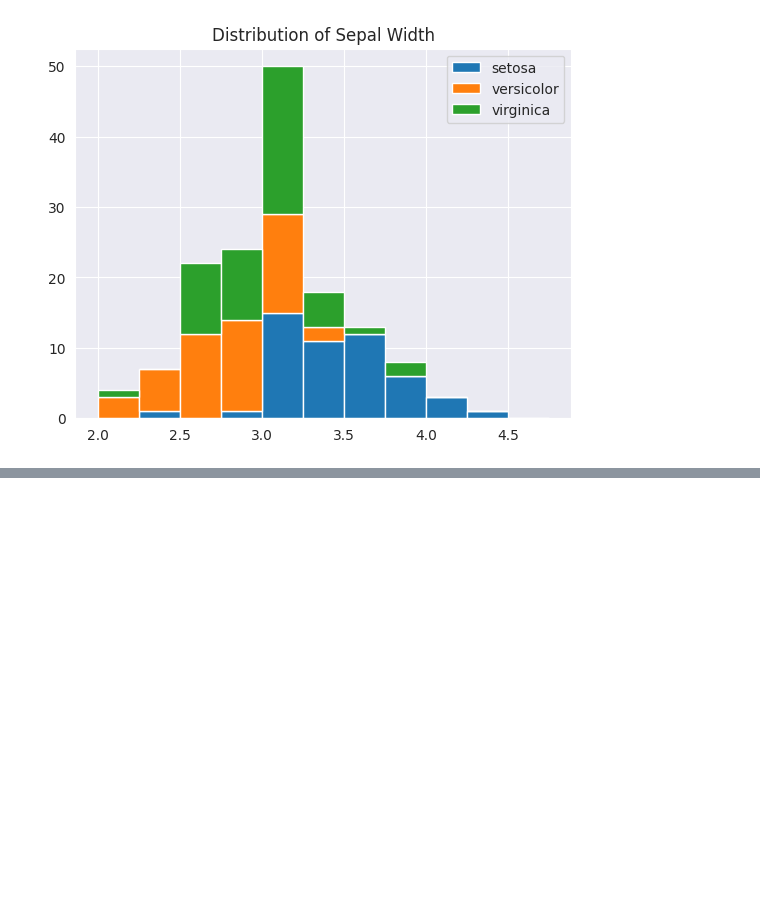
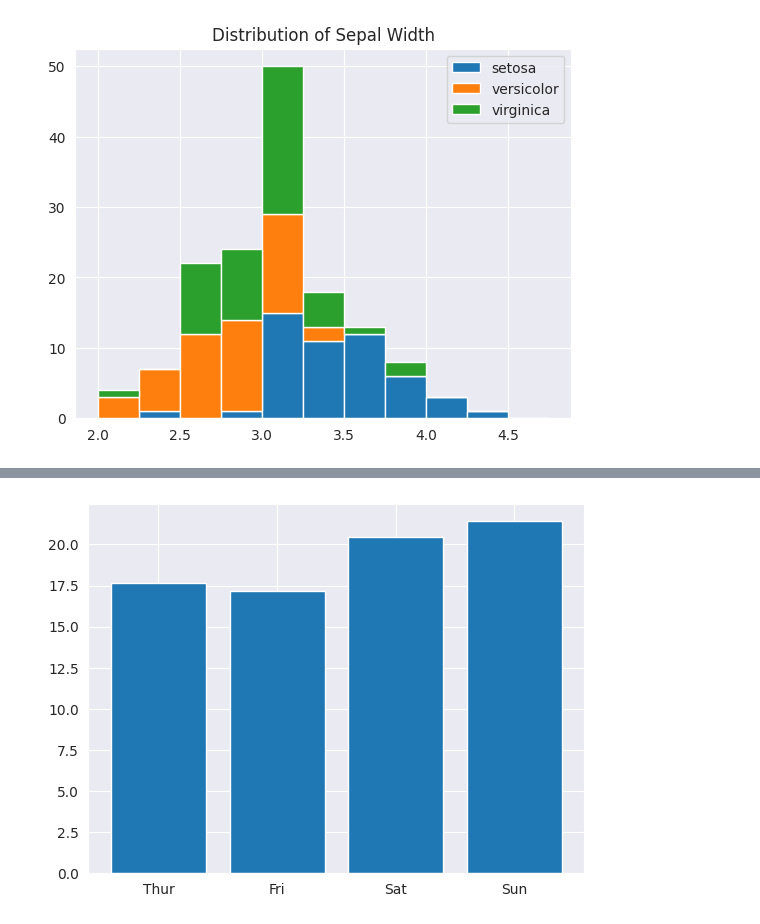
Before and after one commit to paras2003gupta/Machine_learning_google_colab, a Jupyter notebook: Jovian3(MatPlotLib+Seaborn).ipynb, the cells around one changed output, grey strips where cells are left out. Cells and saved outputs as stored; diff of their text form; code cells hidden in the pictures; blank space fills up the shorter version.

```diff
--- a/Jovian3(MatPlotLib+Seaborn).ipynb
+++ b/Jovian3(MatPlotLib+Seaborn).ipynb
@@ -260,0 +278,2 @@ plt.legend(['setosa','versicolor','virginica'])
+# %%
+  tips_df = sns.load_dataset("tips")
@@ -260,0 +296,9 @@ plt.legend(['setosa','versicolor','virginica'])
+# %%
+days = ['Thur','Fri','Sat','Sun']
+avg_total_bill = []
+for day in days:
+  avg_total_bill.append(tips_df[tips_df.day == day].total_bill.mean())
+
+plt.bar(days,avg_total_bill);
+# %% [output]
+[figure, added]
```
Also changed, not shown: parts of 18 cells of this notebook.
